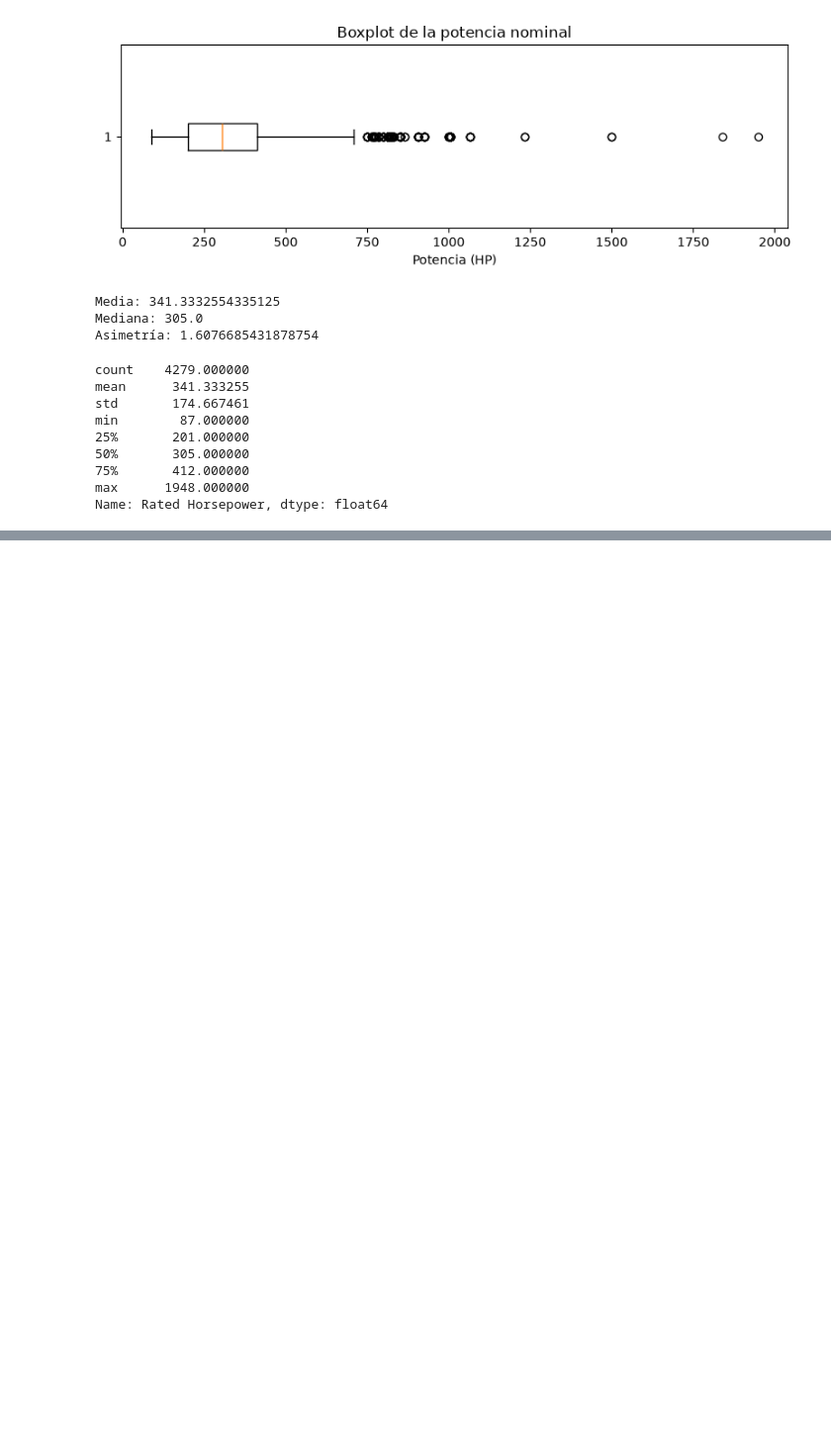
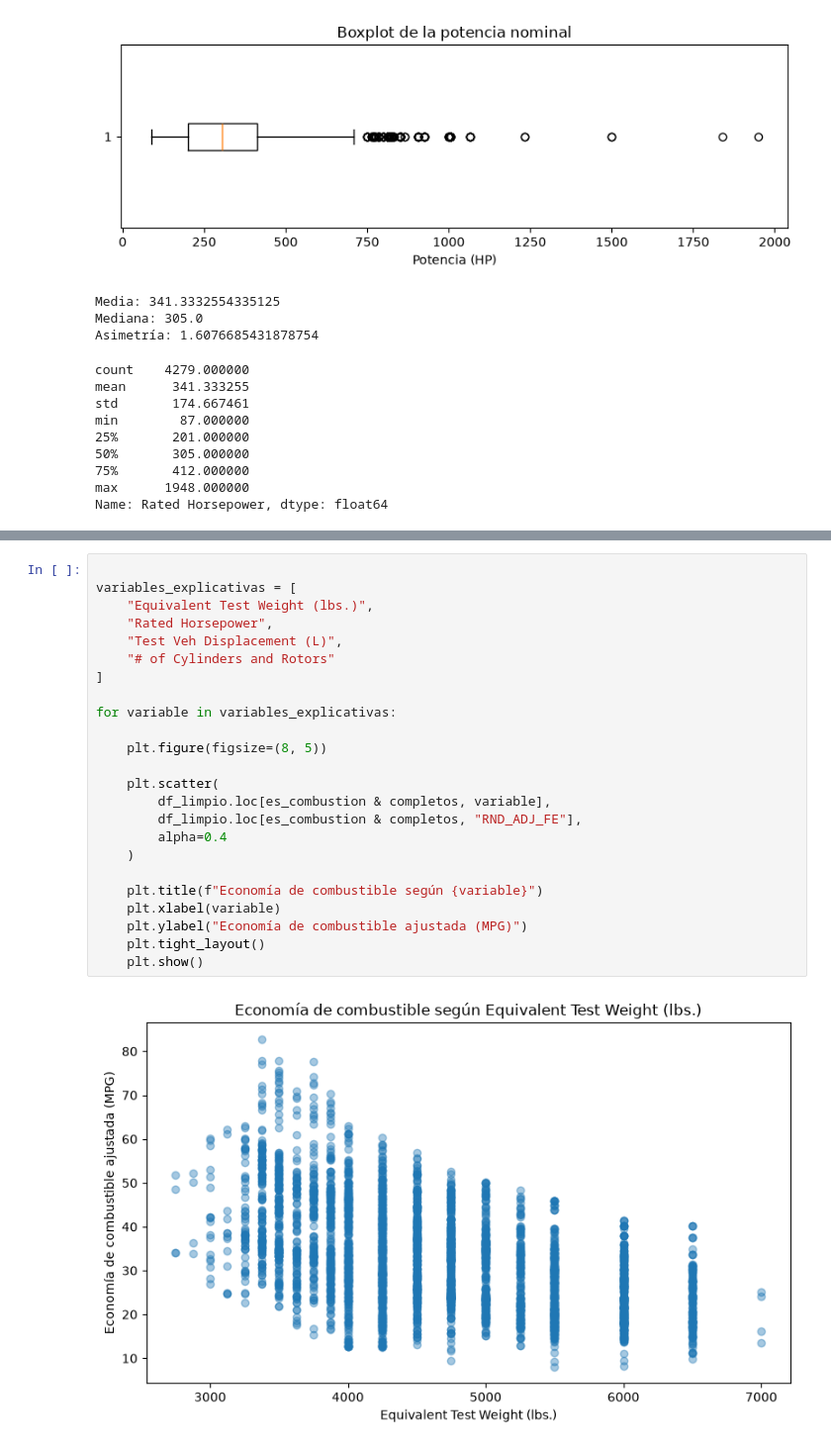
Before and after one commit to abiordorica13/TPEFUNDAMENTOS, a Jupyter notebook: Untitled-1.ipynb, the cells around one changed output, grey strips where cells are left out. Shown at 99% size. Drawn from its saved outputs; the diff is of its cells as text; blank space fills up the shorter version.

```diff
--- a/Untitled-1.ipynb
+++ b/Untitled-1.ipynb
@@ -1247,0 +1410,26 @@ Name: Rated Horsepower, dtype: float64
+# %%
+
+variables_explicativas = [
+    "Equivalent Test Weight (lbs.)",
+    "Rated Horsepower",
+    "Test Veh Displacement (L)",
+    "# of Cylinders and Rotors"
+]
+
+for variable in variables_explicativas:
+
+    plt.figure(figsize=(8, 5))
+
+    plt.scatter(
+        df_limpio.loc[es_combustion & completos, variable],
+        df_limpio.loc[es_combustion & completos, "RND_ADJ_FE"],
+        alpha=0.4
+    )
+
+    plt.title(f"Economía de combustible según {variable}")
+    plt.xlabel(variable)
+    plt.ylabel("Economía de combustible ajustada (MPG)")
+    plt.tight_layout()
+    plt.show()
+# %% [output]
+[figure, added]
```
Also changed, not shown: parts of 12 cells of this notebook.
